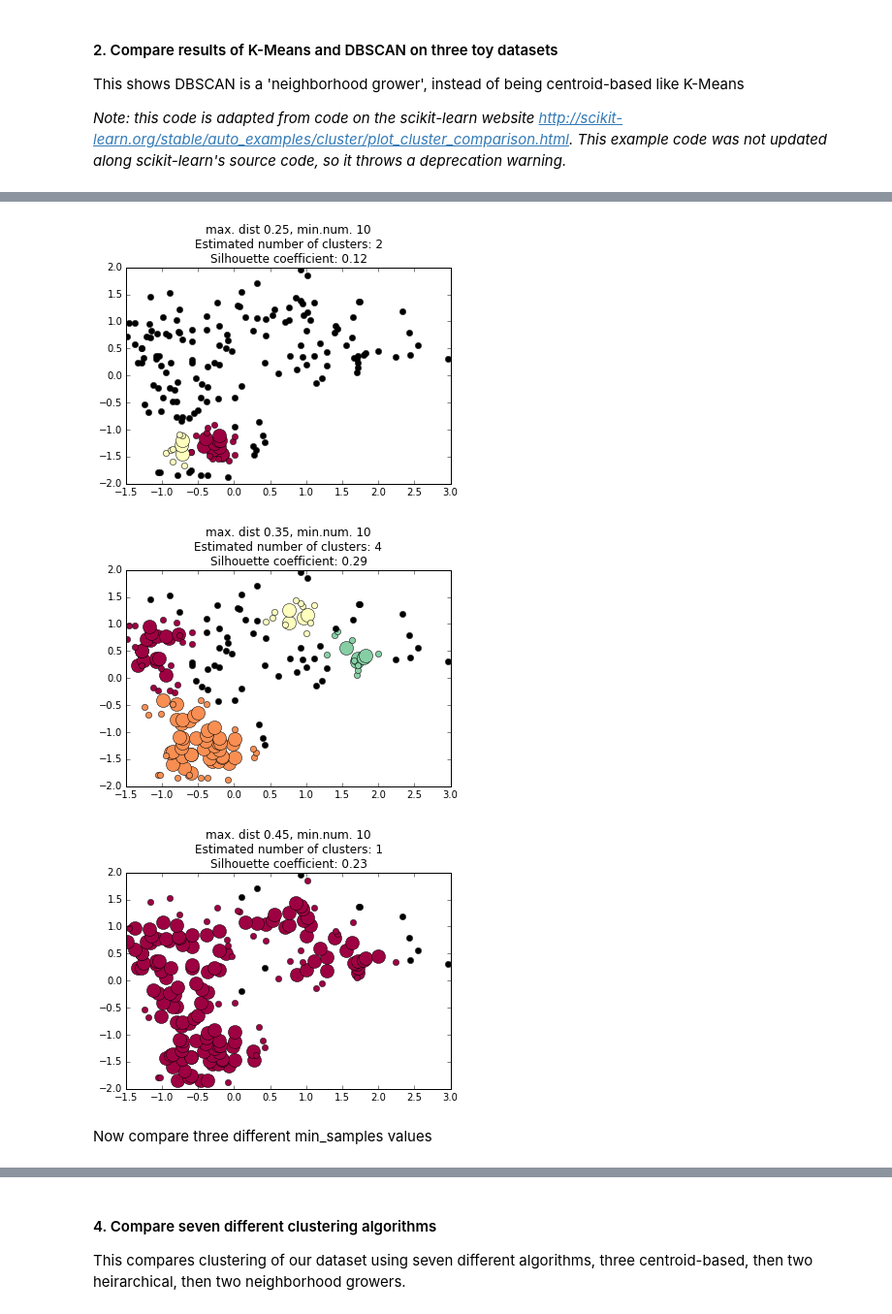
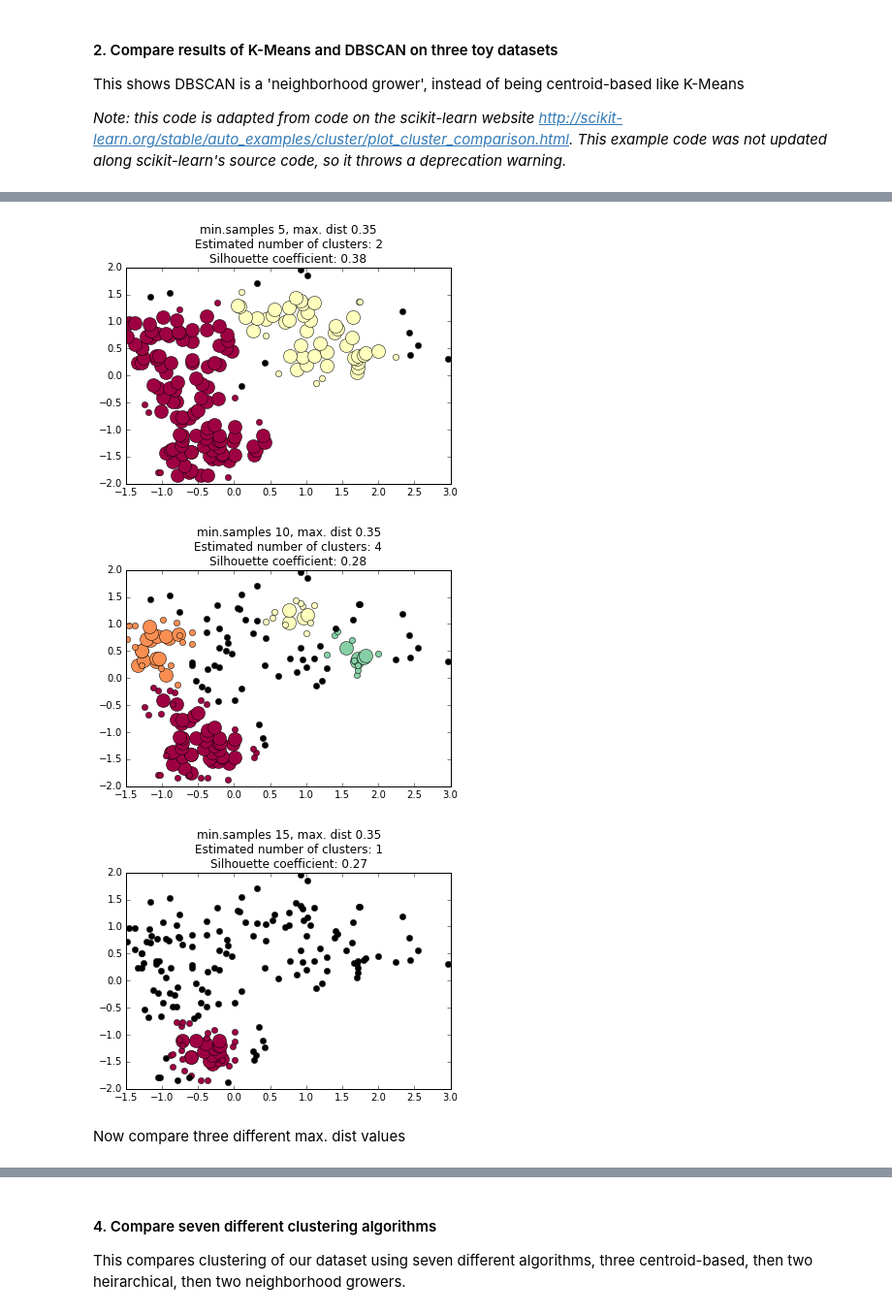
Before and after one commit to Prooffreader/intro_machine_learning, a Jupyter notebook: 03_Clustering_OtherAlgos.ipynb, the cells around one changed output, grey strips where cells are left out. Shown at 97% size. Saved outputs shown, nothing was run; the diff lists cells and outputs as text; code cells hidden in the pictures.

```diff
--- a/03_Clustering_OtherAlgos.ipynb
+++ b/03_Clustering_OtherAlgos.ipynb
@@ -33,8 +33,8 @@ from sklearn.preprocessing import StandardScaler
 
 df = pd.read_csv('fruit.csv')
 # Since this is unsupervised, drop the labels
-df = df.drop(['fruit', 'fruit_name'], axis=1)
-df.sort(['sweetness', 'acidity', 'weight', 'compactness'], inplace=True)
+df = df.drop(['fruit_id', 'fruit_name'], axis=1)
+df.sort(['sweetness', 'acidity', 'weight', 'elongatedness'], inplace=True)
 # normalize the two features we will use, as we did in the last notebook.
 col1 = 'acidity_normal'
 col2 = 'sweetness_normal'
@@ -64,7 +64,7 @@ blobs = datasets.make_blobs(n_samples=n_samples, random_state=8)
 colors = np.array([x for x in 'bgrcmykbgrcmykbgrcmykbgrcmyk'])
 colors = np.hstack([colors] * 20)
 
-plt.figure(figsize=(4, 6))
+plt.figure(figsize=(6, 6))
 plt.subplots_adjust(left=.001, right=.999, bottom=.001, top=.96, wspace=.05,
                     hspace=.01)
 plot_num = 1
@@ -76,21 +76,25 @@ for i_dataset, dataset in enumerate([noisy_circles, noisy_moons, blobs]):
     two_means = cluster.MiniBatchKMeans(n_clusters=2)
     dbscan = cluster.DBSCAN(eps=.2)
 
-    for name, algorithm in [('MiniBatchKMeans, k=2', two_means),
+    for name, algorithm in [('Unclustered', dbscan),
+                            ('K-Means, k=2', two_means),
                             ('DBSCAN', dbscan)]:
         # predict cluster memberships
-        t0 = time.time()
         algorithm.fit(X)
-        t1 = time.time()
         if hasattr(algorithm, 'labels_'):
             y_pred = algorithm.labels_.astype(np.int)
         else:
             y_pred = algorithm.predict(X)
 
-        plt.subplot(3, 2, plot_num)
+
+        if name == 'Unclustered':
+            subplot_color = '#888888'
+        else:
+            subplot_color = colors[y_pred].tolist()
+        plt.subplot(3, 3, plot_num)
         if i_dataset == 0:
-            plt.title(name, size=18)
-        plt.scatter(X[:, 0], X[:, 1], color=colors[y_pred].tolist(), s=10)
+            plt.title(name, size=15)
+        plt.scatter(X[:, 0], X[:, 1], color=subplot_color, s=10)
         if hasattr(algorithm, 'cluster_centers_'):
             centers = algorithm.cluster_centers_
             center_colors = colors[:len(centers)]
@@ -99,9 +103,6 @@ for i_dataset, dataset in enumerate([noisy_circles, noisy_moons, blobs]):
         plt.ylim(-2, 2)
         plt.xticks(())
         plt.yticks(())
-        plt.text(.99, .01, ('%.2fs' % (t1 - t0)).lstrip('0'),
-                 transform=plt.gca().transAxes, size=15,
-                 horizontalalignment='right')
         plot_num += 1
 
 plt.show()
@@ -116,47 +117,47 @@ Core points are shown as large colored circles, core-reachable (non-core but det
 
 We define a function to make the plot, and then plot three different eps values.
 # %%
-def do_dbscan(X, eps, min_samples):
+def do_dbscan(X, min_samples, max_dist):
 
     # Code adapted from http://scikit-learn.org/stable/auto_examples/cluster/plot_dbscan.html
-    db = DBSCAN(eps=eps, min_samples=min_samples).fit(X)
+    db = DBSCAN(eps=max_dist, min_samples=min_samples).fit(X)
     core_samples_mask = np.zeros_like(db.labels_, dtype=bool)
     core_samples_mask[db.core_sample_indices_] = True
     labels = db.labels_
 
     # Number of clusters in labels, ignoring noise if present.
     n_clusters_ = len(set(labels)) - (1 if -1 in labels else 0)
     # silhouette coefficient
     silco = metrics.silhouette_score(X, labels)
 
     # Black removed and is used for noise instead.
     unique_labels = set(labels)
     colors = plt.cm.Spectral(np.linspace(0, 1, len(unique_labels)))
     for k, col in zip(unique_labels, colors):
         if k == -1:
             #Black used for noise.
             col = 'k'
 
         class_member_mask = (labels == k)
 
         xy = X[class_member_mask & core_samples_mask]
         plt.plot(xy[:, 0], xy[:, 1], 'o', markerfacecolor=col,
                  markeredgecolor='k', markersize=14)
 
         xy = X[class_member_mask & ~core_samples_mask]
         plt.plot(xy[:, 0], xy[:, 1], 'o', markerfacecolor=col,
                  markeredgecolor='k', markersize=6)
 
-    plt.title('max. dist {}, min.num. {}\nEstimated number of clusters: {}\nSilhouette coefficient: {:.2f}'.format(eps, min_samples, n_clusters_, silco))
+    plt.title('min.samples {}, max. dist {}\nEstimated number of clusters: {}\nSilhouette coefficient: {:.2f}'.format(min_samples, max_dist, n_clusters_, silco))
     plt.show()
 
-do_dbscan(data, 0.25, 10)
-do_dbscan(data, 0.35, 10)
-do_dbscan(data, 0.45, 10)
+do_dbscan(data, 5, 0.35)
+do_dbscan(data, 10, 0.35)
+do_dbscan(data, 15, 0.35)
 # %% [output]
-[figure, old version]
+[figure, new version]
-[figure, old version]
+[figure, new version]
-[figure, old version]
+[figure, new version]
 # %% [markdown]
-Now compare three different min_samples values
+Now compare three different max. dist values
 # %%
```
Also changed, not shown: parts of 4 cells of this notebook, 8 other files.
